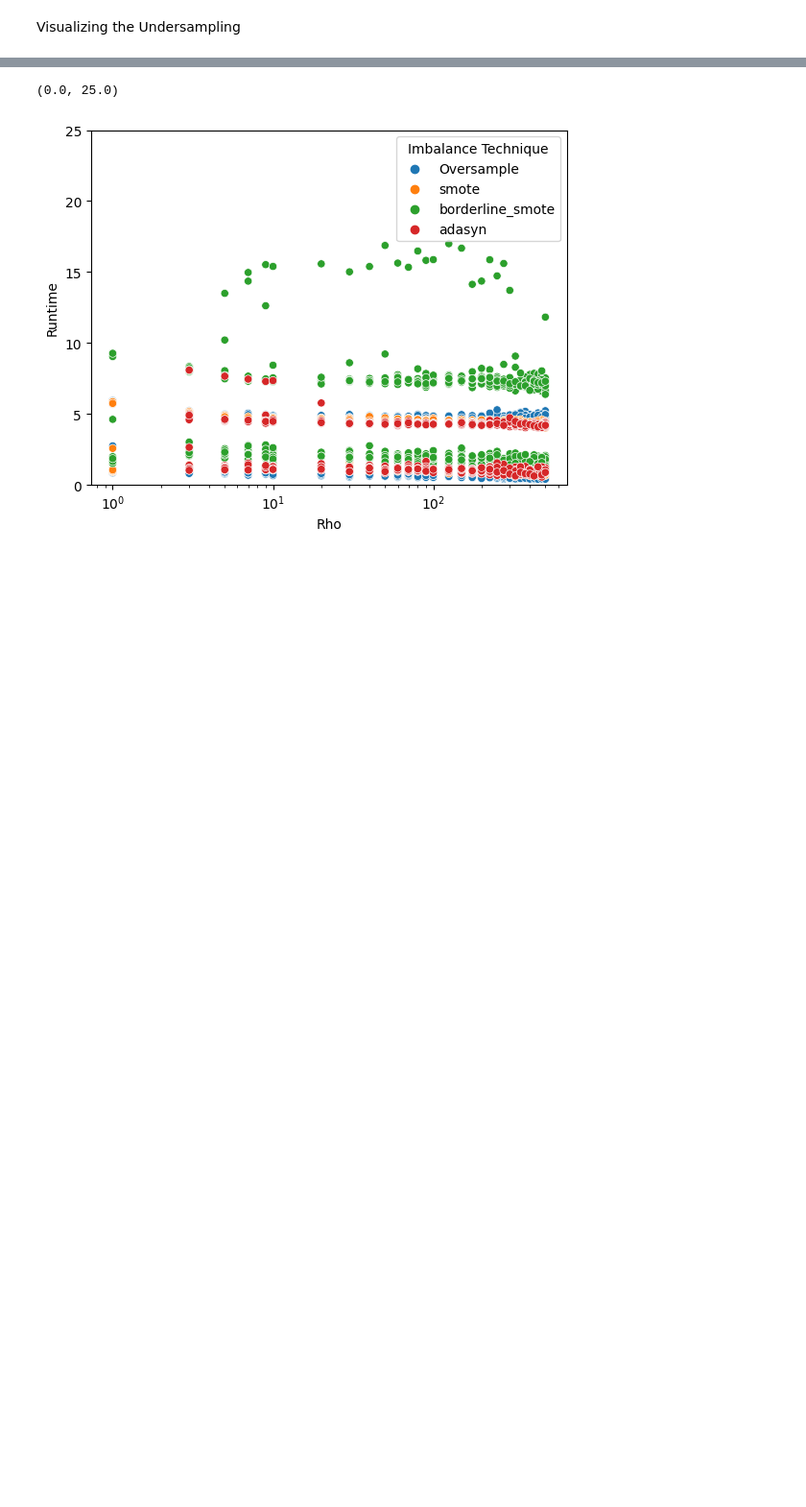
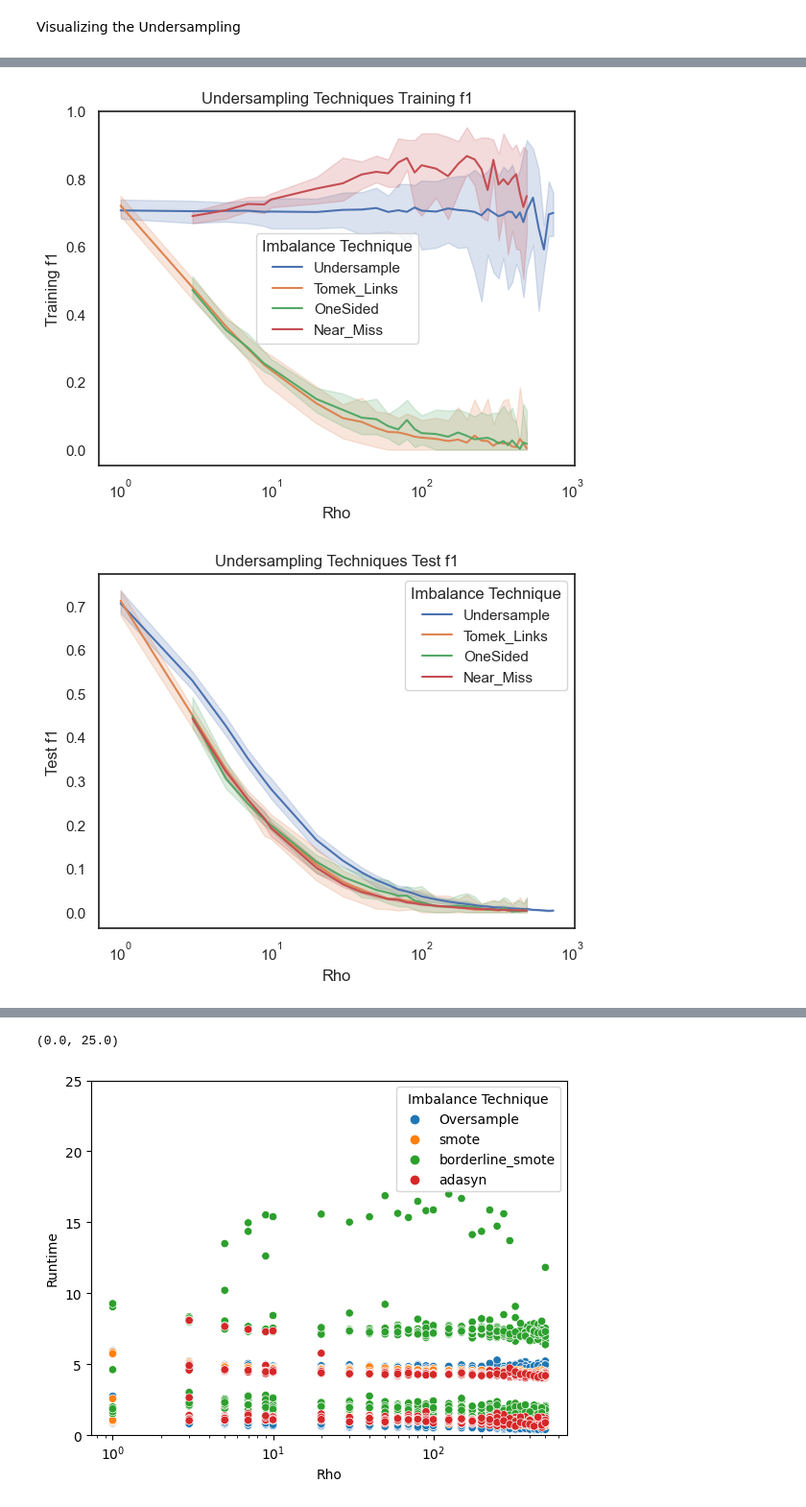
Before and after one commit to bhosley/Schoolwork, a Jupyter notebook: 2023Q2 - Statistical Machine Learning/Project/Notebook.ipynb, the cells around one changed output, grey strips where cells are left out. Shown at 96% size. Cells and saved outputs as stored; diff of their text form; code cells hidden in the pictures; blank space fills up the shorter version.

```diff
--- a/2023Q2 - Statistical Machine Learning/Project/Notebook.ipynb
+++ b/2023Q2 - Statistical Machine Learning/Project/Notebook.ipynb
@@ -54,0 +71,10 @@ plt.xscale('log')
+# %%
+for filename in ['Undersampling Techniques', 'Oversampling Techniques']:
+    df = pd.read_csv(f"{filename.replace(' ', '')}.csv")
+    for y_val in ['Training f1', 'Test f1', 'Runtime']:
+        sns.lineplot(df, x='Rho',y=y_val, hue='Imbalance Technique', errorbar='pi').set(title=f"{filename} {y_val}")
+        plt.xscale('log')
+        plt.show()
+# %% [output]
+[figure, added]
+[figure, added]
```
Also changed, not shown: parts of 6 cells of this notebook.
